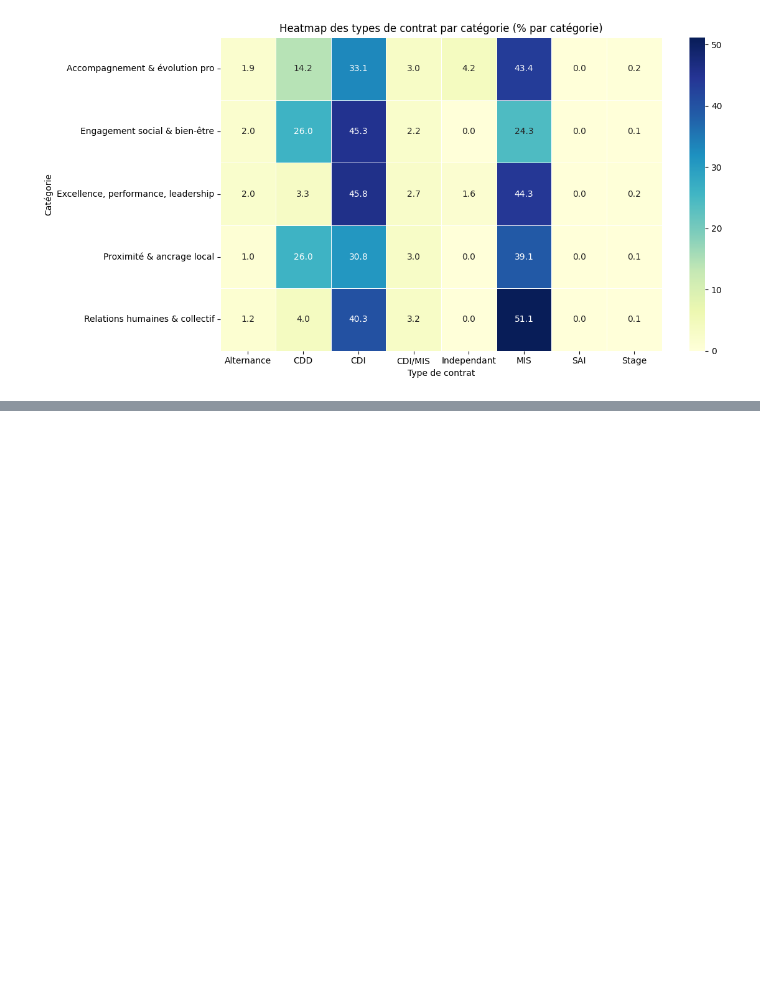
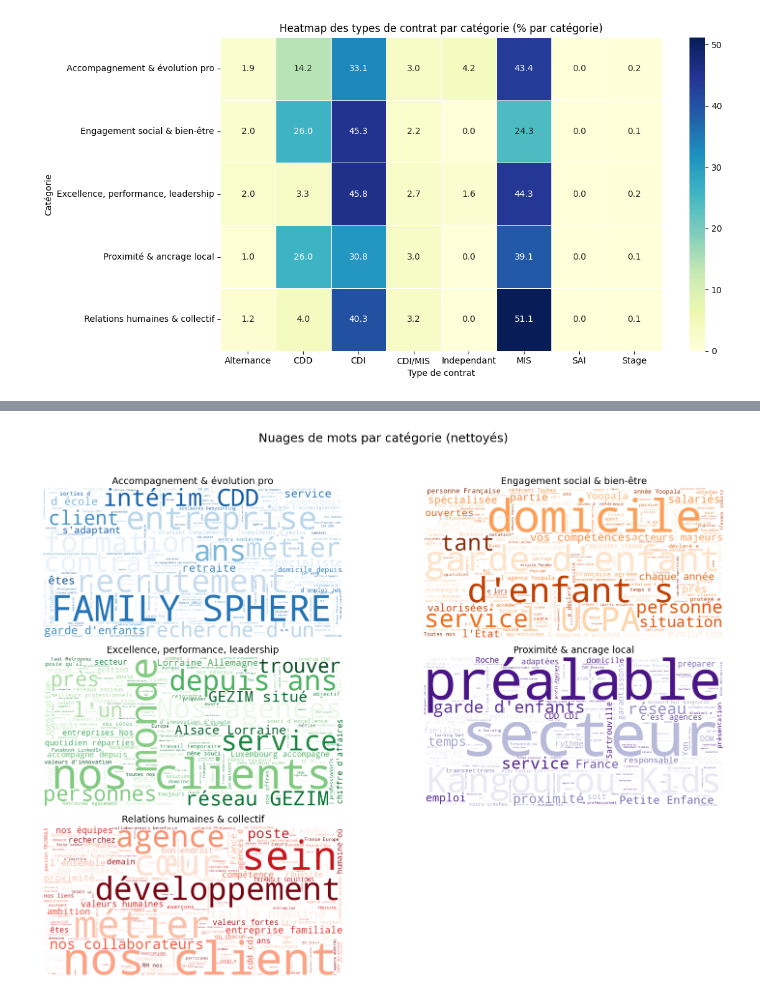
Before and after one commit to philipaslls/statapp, a Jupyter notebook: graphique.ipynb, the cells around one changed output, grey strips where cells are left out. Saved outputs shown, nothing was run; the diff lists cells and outputs as text; code cells hidden in the pictures; blank space fills up the shorter version.

```diff
--- a/graphique.ipynb
+++ b/graphique.ipynb
@@ -126,0 +245,43 @@ plt.show()
+# %%
+
+
+# Liste de mots à ignorer (stopwords personnalisés)
+custom_stopwords = set([
+    "le", "la", "les", "un", "une", "des", "de", "du", "dans", "au", "aux", "en", "et", "à", "pour",
+    "avec", "par", "sur", "ce", "cette", "ces", "qui", "que", "quoi", "dont", "nous", "vous", "ils",
+    "elles", "il", "elle", "on", "ne", "pas", "plus", "moins", "être", "avoir", "fait", "faites",
+    "est", "sont", "été", "comme", "chez", "leurs", "ses", "son", "sa", "notre", "votre", "leurs",
+    "afin", "tout", "tous", "aussi", "auprès", "ainsi", "veut", "souhaite", "propose", "proposons",
+    "etc", "d’un", "d'une", "leur", "lui", "celle", "ceux"
+])
+
+# Générer les textes par catégorie
+category_texts = df.groupby('catégorie_label')['description_entreprise'].apply(lambda x: ' '.join(x.dropna()))
+
+# Couleurs différentes par catégorie
+colors = ['Blues', 'Oranges', 'Greens', 'Purples', 'Reds']
+
+# Génération des nuages de mots
+fig, axes = plt.subplots(3, 2, figsize=(16, 12))
+axes = axes.flatten()
+
+for i, (cat, text) in enumerate(category_texts.items()):
+    wordcloud = WordCloud(
+        width=800,
+        height=400,
+        background_color='white',
+        colormap=colors[i % len(colors)],
+        stopwords=custom_stopwords
+    ).generate(text)
+    axes[i].imshow(wordcloud, interpolation='bilinear')
+    axes[i].set_title(cat, fontsize=14)
+    axes[i].axis('off')
+
+for j in range(len(category_texts), len(axes)):
+    fig.delaxes(axes[j])
+
+plt.suptitle("Nuages de mots par catégorie (nettoyés)", fontsize=18)
+plt.tight_layout(rect=[0, 0.03, 1, 0.95])
+plt.show()
+# %% [output]
+[figure, added]
```
Also changed, not shown: parts of 5 cells of this notebook.
